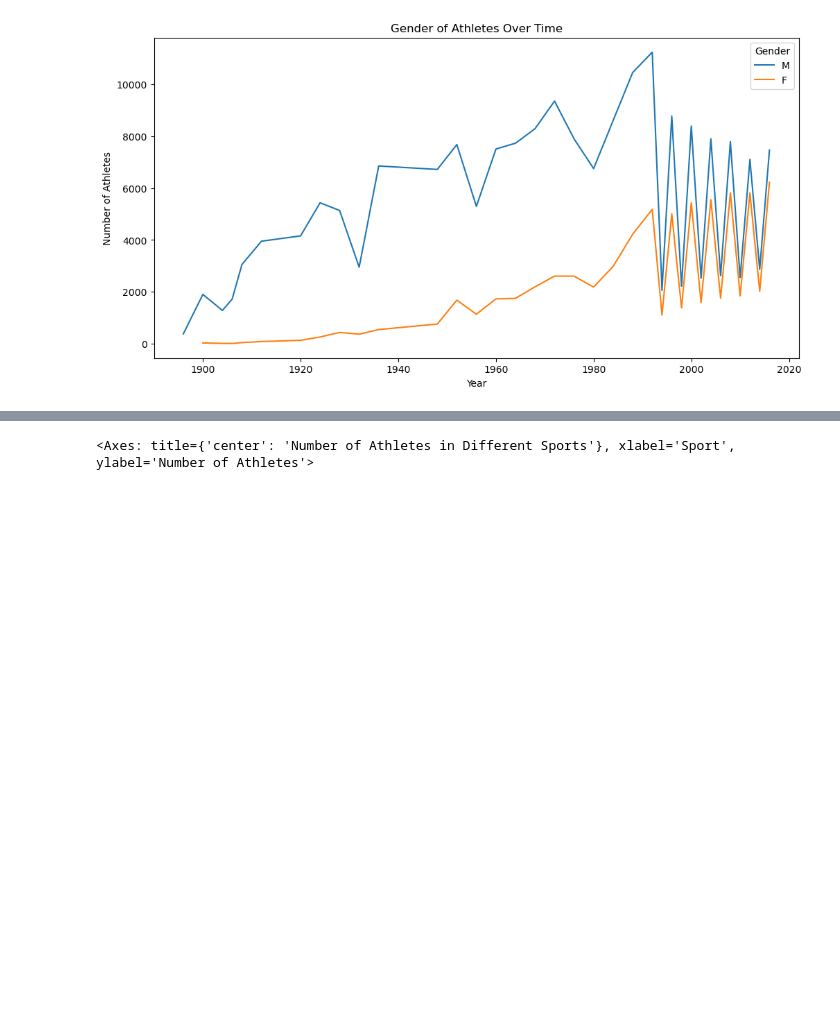
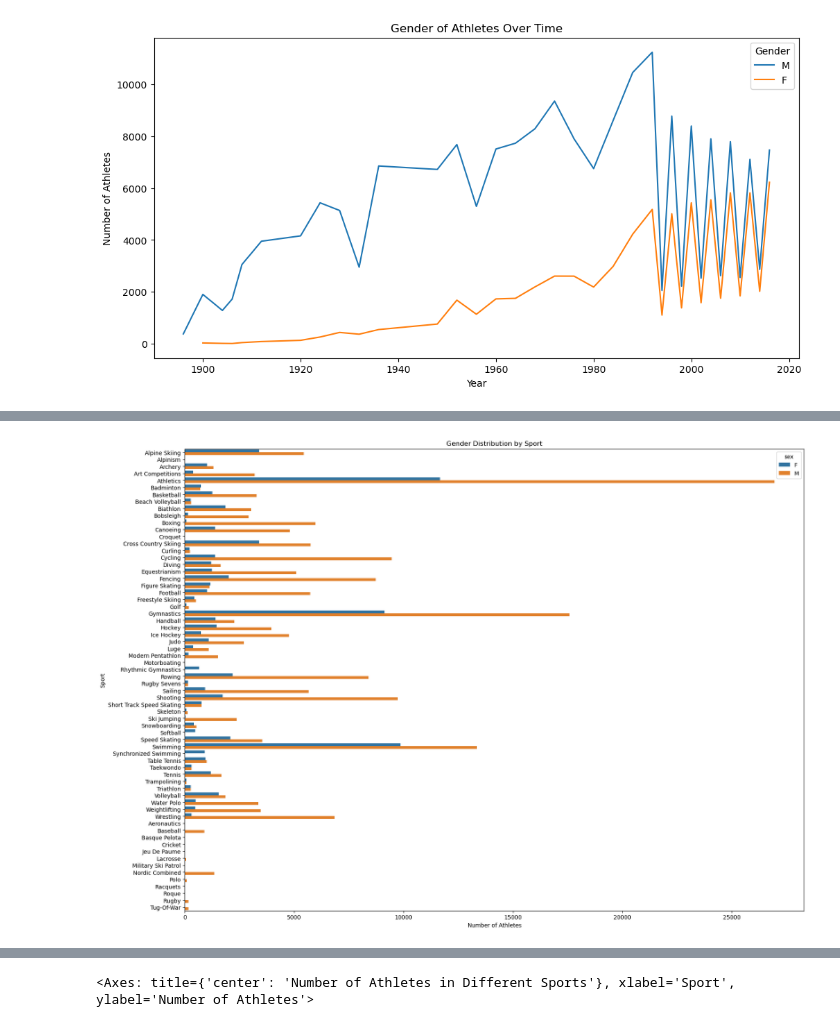
Before and after one commit to pnl911/Python, a Jupyter notebook: Project(Midterm)2.ipynb, the cells around one changed output, grey strips where cells are left out. Saved outputs shown, nothing was run; the diff lists cells and outputs as text; code cells hidden in the pictures; blank space fills up the shorter version.

```diff
--- a/Project(Midterm)2.ipynb
+++ b/Project(Midterm)2.ipynb
@@ -312,0 +298,3 @@ array(['Basketball', 'Judo', 'Football', 'Tug-Of-War', 'Speed Skating',
+# %%
+gender_sport = olympics.groupby(['sex','sport']).size().reset_index(name='Count')
+gender_sport
@@ -312,0 +315,3 @@ array(['Basketball', 'Judo', 'Football', 'Tug-Of-War', 'Speed Skating',
+# %%
+gender_sport_total = gender_sport.groupby('sport')['Count'].transform('sum')
+gender_sport_total
@@ -312,0 +331,3 @@ array(['Basketball', 'Judo', 'Football', 'Tug-Of-War', 'Speed Skating',
+# %%
+gender_sport['Proportion']= gender_sport['Count']/gender_sport_total
+gender_sport
@@ -312,0 +348,9 @@ array(['Basketball', 'Judo', 'Football', 'Tug-Of-War', 'Speed Skating',
+# %%
+plt.figure(figsize=(20,15))
+sns.barplot(data=gender_sport, x='Count',y='sport',hue='sex')
+plt.title('Gender Distribution by Sport')
+plt.xlabel('Number of Athletes')
+plt.ylabel('Sport')
+plt.show()
+# %% [output]
+[figure, added]
```
Also changed, not shown: parts of 37 cells of this notebook.
